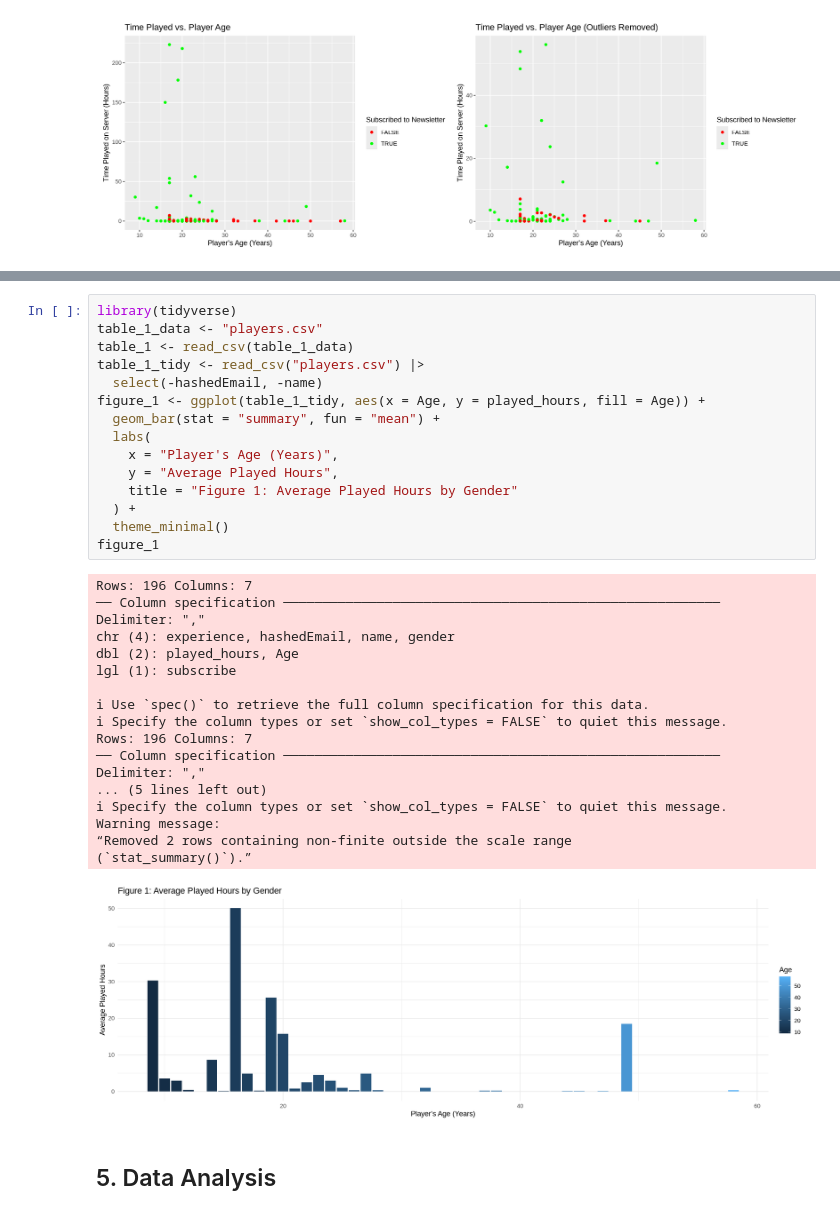
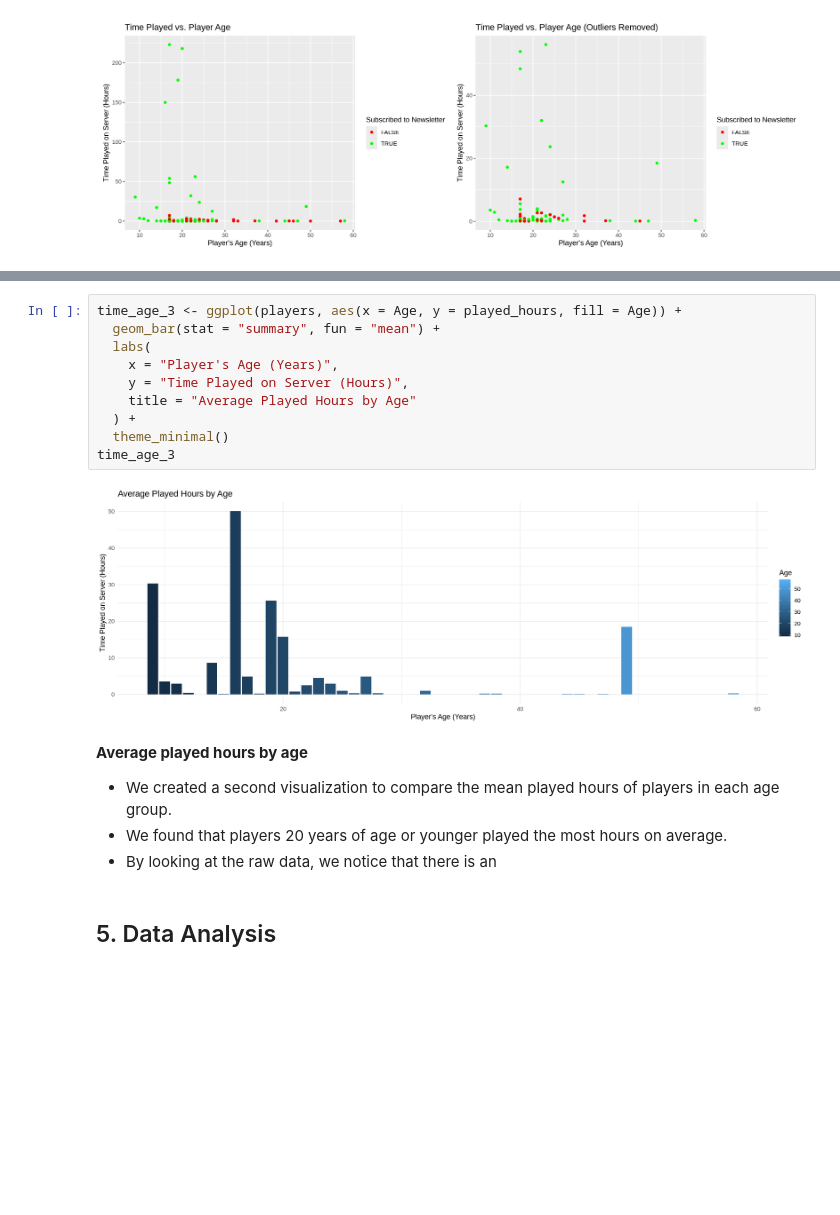
Before and after one commit to vichen15/dsci100-004-30-final-project, a Jupyter notebook: dsci100-004-30-final-project.ipynb, the cells around one changed output, grey strips where cells are left out. Drawn from its saved outputs; the diff is of its cells as text; blank space fills up the shorter version.

```diff
--- a/dsci100-004-30-final-project.ipynb
+++ b/dsci100-004-30-final-project.ipynb
@@ -184,37 +189,20 @@ time_age_1 + time_age_2
 # %%
-library(tidyverse)
-table_1_data <- "players.csv"
-table_1 <- read_csv(table_1_data)
-table_1_tidy <- read_csv("players.csv") |>
-  select(-hashedEmail, -name)
-figure_1 <- ggplot(table_1_tidy, aes(x = Age, y = played_hours, fill = Age)) +
+time_age_3 <- ggplot(players, aes(x = Age, y = played_hours, fill = Age)) +
   geom_bar(stat = "summary", fun = "mean") +
   labs(
     x = "Player's Age (Years)",
-    y = "Average Played Hours",
-    title = "Figure 1: Average Played Hours by Gender"
+    y = "Time Played on Server (Hours)",
+    title = "Average Played Hours by Age"
   ) +
   theme_minimal()
-figure_1
+time_age_3
 # %% [output]
-Rows: 196 Columns: 7
-── Column specification ────────────────────────────────────────────────────────
-Delimiter: ","
-chr (4): experience, hashedEmail, name, gender
-dbl (2): played_hours, Age
-lgl (1): subscribe
-
-ℹ Use `spec()` to retrieve the full column specification for this data.
-ℹ Specify the column types or set `show_col_types = FALSE` to quiet this message.
-Rows: 196 Columns: 7
-── Column specification ────────────────────────────────────────────────────────
-Delimiter: ","
-... (5 lines left out)
-ℹ Specify the column types or set `show_col_types = FALSE` to quiet this message.
-Warning message:
-“Removed 2 rows containing non-finite outside the scale range
-(`stat_summary()`).”
-[figure, old version]
+[figure, new version]
+# %% [markdown]
+**Average played hours by age**
+- We created a second visualization to compare the mean played hours of players in each age group.
+- We found that players 20 years of age or younger played the most hours on average.
+- By looking at the raw data, we notice that there is an
 # %% [markdown]
 ## 5. Data Analysis
 # %% [markdown]
```
Also changed, not shown: parts of 11 cells of this notebook.
